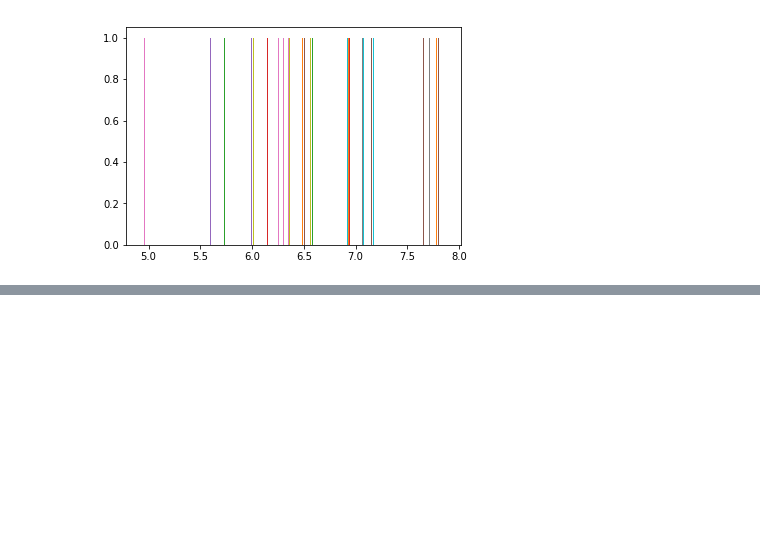
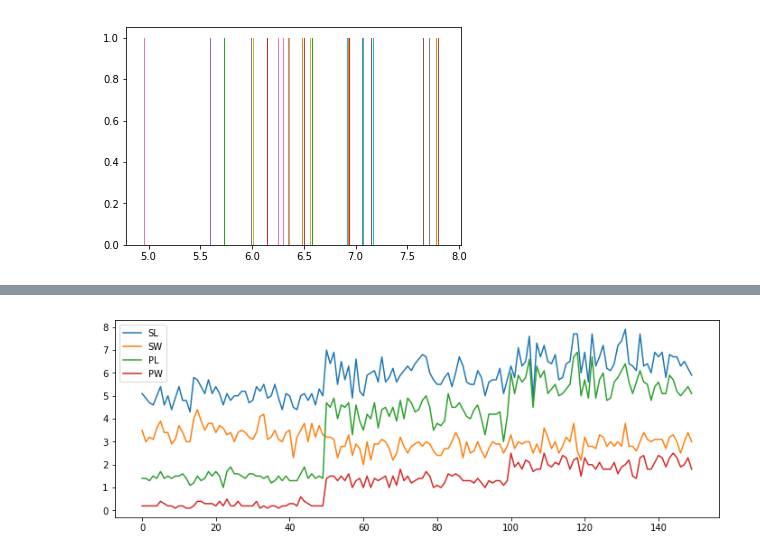
Before and after one commit to andkoc001/PandS-Project2019, a Jupyter notebook: PandS_Project_2019.ipynb, the cells around one changed output, grey strips where cells are left out. Drawn from its saved outputs; the diff is of its cells as text; code cells hidden in the pictures; blank space fills up the shorter version.

```diff
--- a/PandS_Project_2019.ipynb
+++ b/PandS_Project_2019.ipynb
@@ -236,0 +259,7 @@ pl.show
+# %%
+# Reference source: https://pandas.pydata.org/pandas-docs/stable/reference/api/pandas.DataFrame.plot.html
+
+ids.plot(kind='line', figsize=(12,4)) # other kinds are: hist, box, scatter, etc.
+pl.show()
+# %% [output]
+[figure, added]
```
Also changed, not shown: parts of 15 cells of this notebook.
